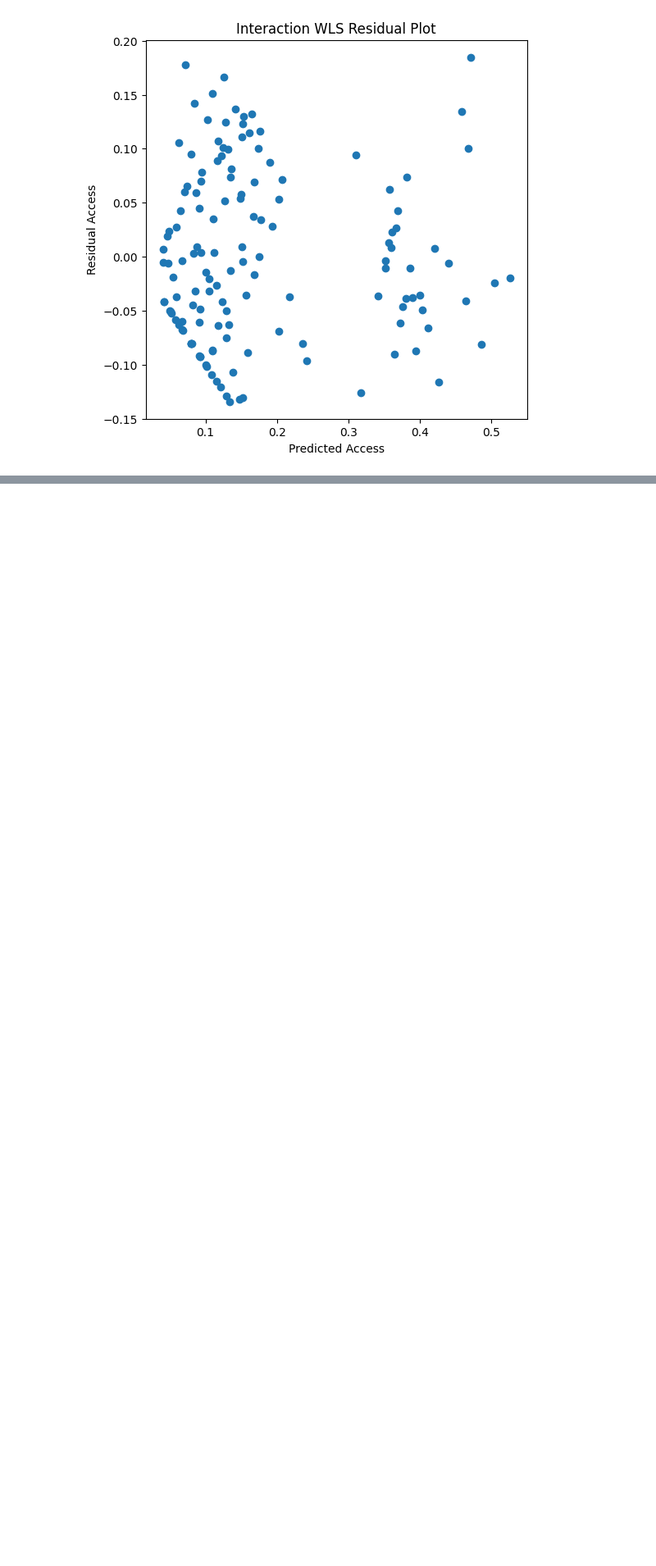
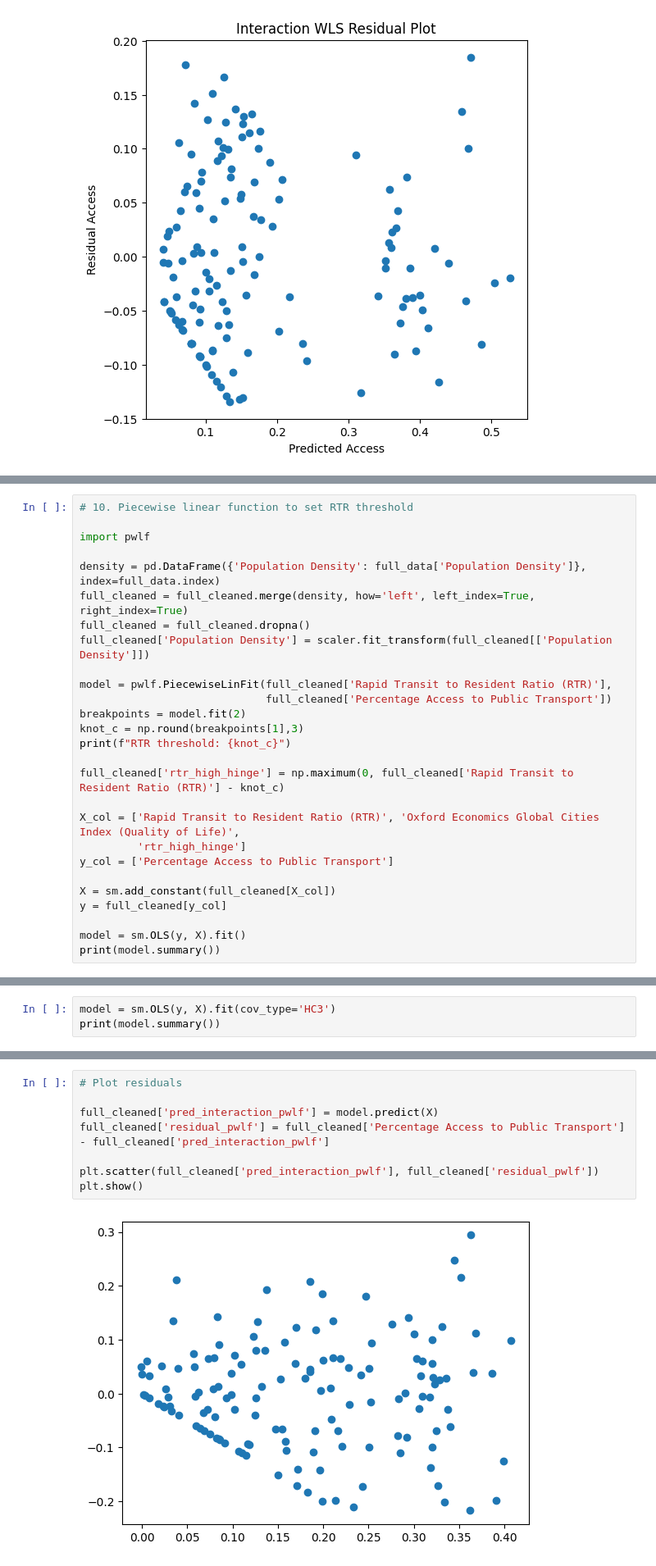
Before and after one commit to xxiaoxierr/Data-Science-Project-1, a Jupyter notebook: Model.ipynb, the cells around one changed output, grey strips where cells are left out. Shown at 82% size. Saved outputs shown, nothing was run; the diff lists cells and outputs as text; blank space fills up the shorter version.

```diff
--- a/Model.ipynb
+++ b/Model.ipynb
@@ -759,0 +776,27 @@ Std R2: 0.135
+# %%
+# 10. Piecewise linear function to set RTR threshold
+
+import pwlf
+
+density = pd.DataFrame({'Population Density': full_data['Population Density']}, index=full_data.index)
+full_cleaned = full_cleaned.merge(density, how='left', left_index=True, right_index=True)
+full_cleaned = full_cleaned.dropna()
+full_cleaned['Population Density'] = scaler.fit_transform(full_cleaned[['Population Density']])
+
+model = pwlf.PiecewiseLinFit(full_cleaned['Rapid Transit to Resident Ratio (RTR)'],
+                             full_cleaned['Percentage Access to Public Transport'])
+breakpoints = model.fit(2)
+knot_c = np.round(breakpoints[1],3)
+print(f"RTR threshold: {knot_c}")
+
+full_cleaned['rtr_high_hinge'] = np.maximum(0, full_cleaned['Rapid Transit to Resident Ratio (RTR)'] - knot_c)
+
+X_col = ['Rapid Transit to Resident Ratio (RTR)', 'Oxford Economics Global Cities Index (Quality of Life)',
+         'rtr_high_hinge']
+y_col = ['Percentage Access to Public Transport']
+
+X = sm.add_constant(full_cleaned[X_col])
+y = full_cleaned[y_col]
+
+model = sm.OLS(y, X).fit()
+print(model.summary())
@@ -759,0 +821,3 @@ Std R2: 0.135
+# %%
+model = sm.OLS(y, X).fit(cov_type='HC3')
+print(model.summary())
@@ -759,0 +842,10 @@ Std R2: 0.135
+# %%
+# Plot residuals
+
+full_cleaned['pred_interaction_pwlf'] = model.predict(X)
+full_cleaned['residual_pwlf'] = full_cleaned['Percentage Access to Public Transport'] - full_cleaned['pred_interaction_pwlf']
+
+plt.scatter(full_cleaned['pred_interaction_pwlf'], full_cleaned['residual_pwlf'])
+plt.show()
+# %% [output]
+[figure, added]
```
Also changed, not shown: parts of 17 cells of this notebook.
